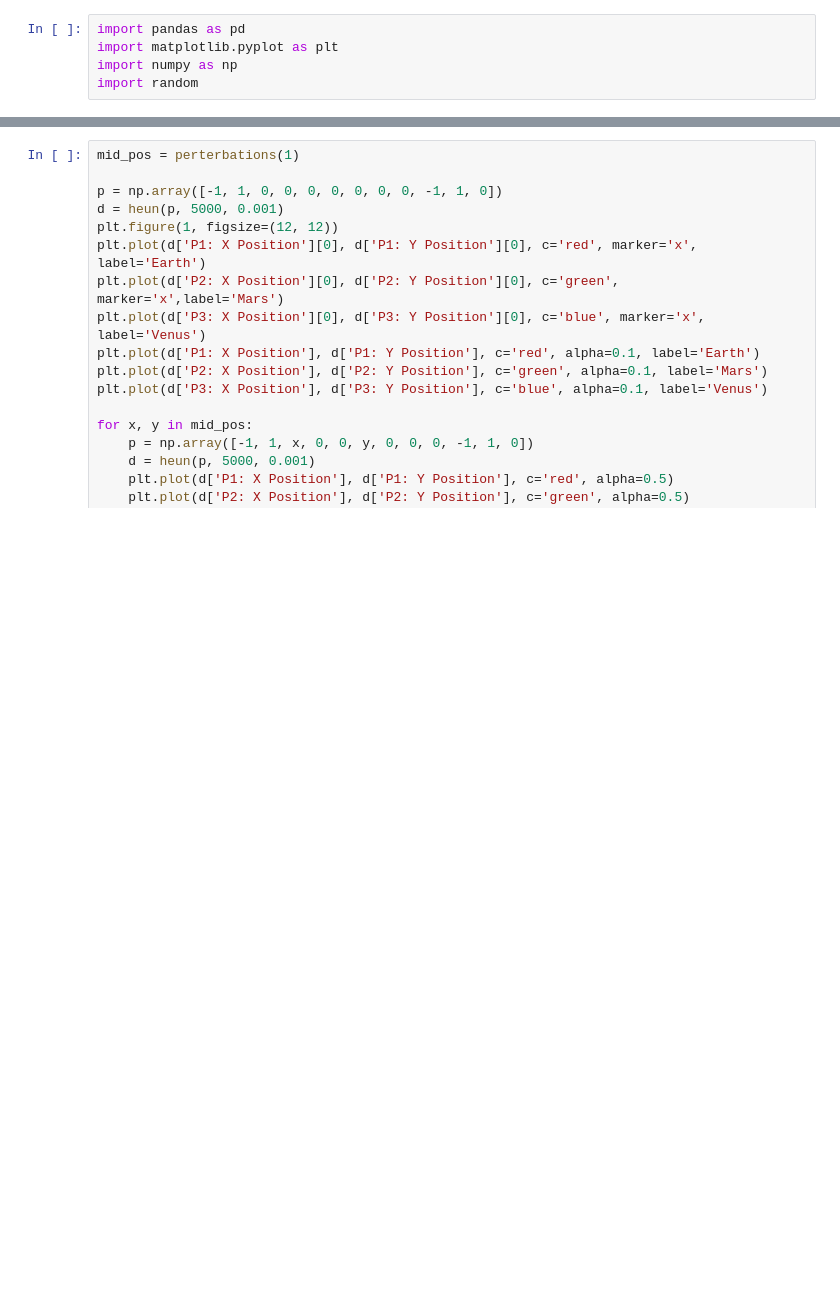
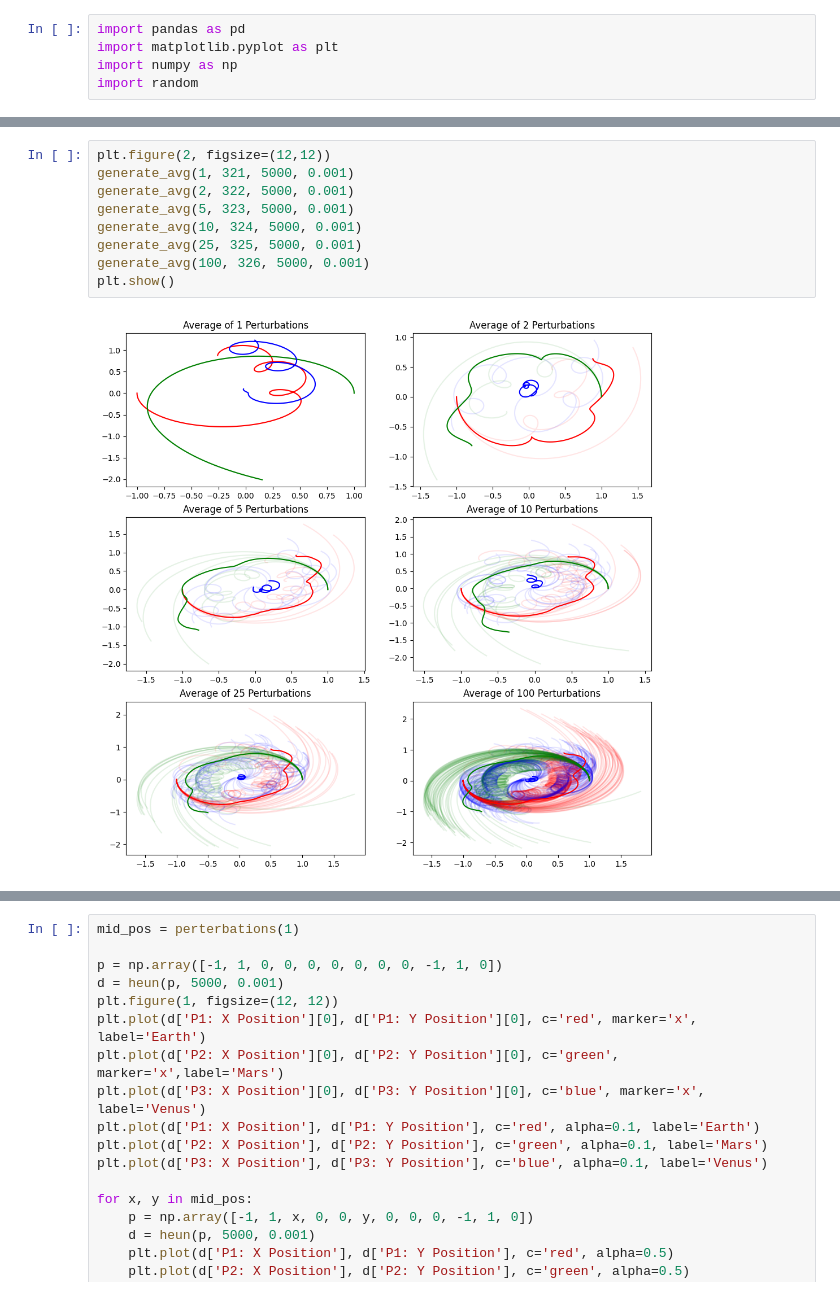
Before and after one commit to wastjohn/ThreeBodyProblemVis, a Jupyter notebook: ThreeBodyVis.ipynb, the cells around one changed output, grey strips where cells are left out. Saved outputs shown, nothing was run; the diff lists cells and outputs as text; blank space fills up the shorter version.

```diff
--- a/ThreeBodyVis.ipynb
+++ b/ThreeBodyVis.ipynb
@@ -90 +197,12 @@ def perterbations(N):
+# %%
+plt.figure(2, figsize=(12,12))
+generate_avg(1, 321, 5000, 0.001)
+generate_avg(2, 322, 5000, 0.001)
+generate_avg(5, 323, 5000, 0.001)
+generate_avg(10, 324, 5000, 0.001)
+generate_avg(25, 325, 5000, 0.001)
+generate_avg(100, 326, 5000, 0.001)
+plt.show()
+# %% [output]
+[figure, added]
 # %%
```
Also changed, not shown: parts of 9 cells of this notebook.
